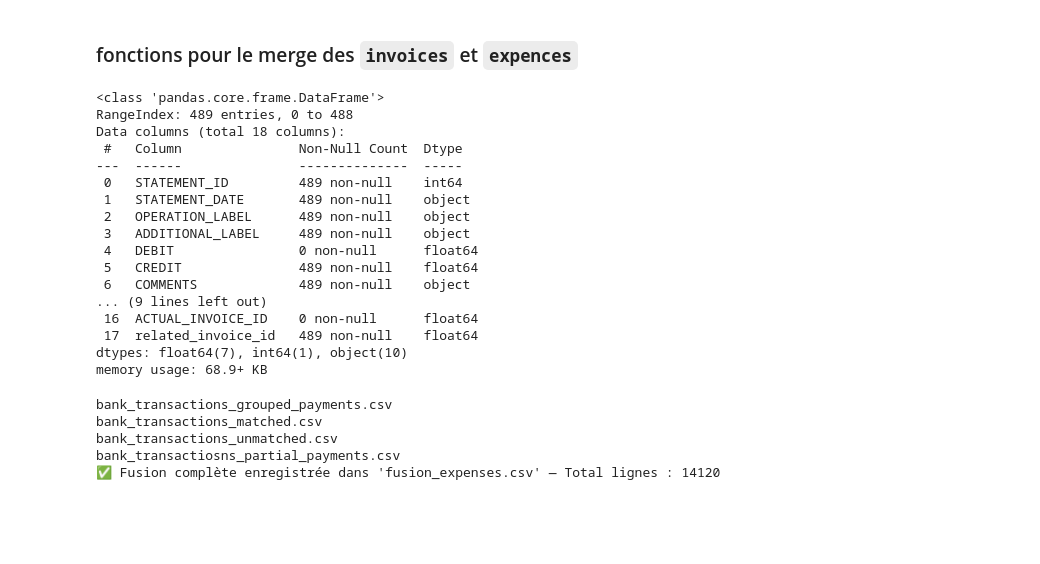
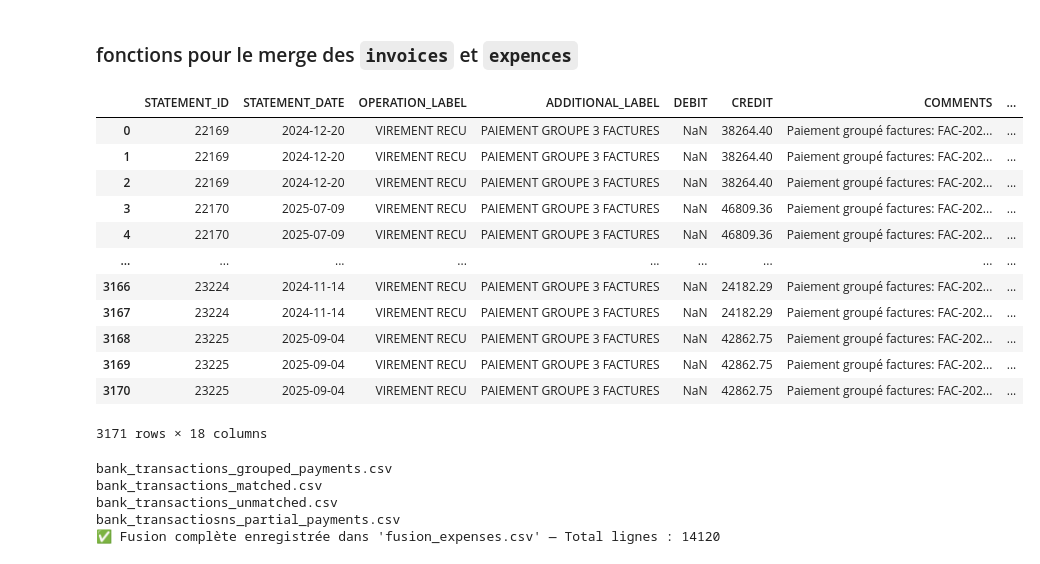
Before and after one commit to lamya-maaou/accounting_dataset_generator, a Jupyter notebook: expences_transaction_generate.ipynb, the cells around one changed output. Cells and saved outputs as stored; diff of their text form; code cells hidden in the pictures; blank space fills up the shorter version.

```diff
--- a/expences_transaction_generate.ipynb
+++ b/expences_transaction_generate.ipynb
@@ -1381,25 +1389,21 @@ def merge_and_label_transactions(data_path, fichiers_paires, nom_fichier_resulta
     return df_final
 # %%
 df = pd.read_csv("invoices_output/bank_statements_grouped.csv")
-explode_transactions_by_ids(df,"GROUPED_INVOICE_IDS","related_invoice_id").info()
+explode_transactions_by_ids(df,"GROUPED_INVOICE_IDS","related_invoice_id")
 # %% [output]
+|  | STATEMENT_ID | STATEMENT_DATE | OPERATION_LABEL | ADDITIONAL_LABEL | DEBIT | CREDIT | COMMENTS | ... |
+| 0 | 22169 | 2024-12-20 | VIREMENT RECU | PAIEMENT GROUPE 3 FACTURES | NaN | 38264.40 | Paiement groupé factures: FAC-202... | ... |
+| 1 | 22169 | 2024-12-20 | VIREMENT RECU | PAIEMENT GROUPE 3 FACTURES | NaN | 38264.40 | Paiement groupé factures: FAC-202... | ... |
+| 2 | 22169 | 2024-12-20 | VIREMENT RECU | PAIEMENT GROUPE 3 FACTURES | NaN | 38264.40 | Paiement groupé factures: FAC-202... | ... |
+| 3 | 22170 | 2025-07-09 | VIREMENT RECU | PAIEMENT GROUPE 3 FACTURES | NaN | 46809.36 | Paiement groupé factures: FAC-202... | ... |
+| 4 | 22170 | 2025-07-09 | VIREMENT RECU | PAIEMENT GROUPE 3 FACTURES | NaN | 46809.36 | Paiement groupé factures: FAC-202... | ... |
+| ... | ... | ... | ... | ... | ... | ... | ... | ... |
+| 3166 | 23224 | 2024-11-14 | VIREMENT RECU | PAIEMENT GROUPE 3 FACTURES | NaN | 24182.29 | Paiement groupé factures: FAC-202... | ... |
+| 3167 | 23224 | 2024-11-14 | VIREMENT RECU | PAIEMENT GROUPE 3 FACTURES | NaN | 24182.29 | Paiement groupé factures: FAC-202... | ... |
+| 3168 | 23225 | 2025-09-04 | VIREMENT RECU | PAIEMENT GROUPE 3 FACTURES | NaN | 42862.75 | Paiement groupé factures: FAC-202... | ... |
+| 3169 | 23225 | 2025-09-04 | VIREMENT RECU | PAIEMENT GROUPE 3 FACTURES | NaN | 42862.75 | Paiement groupé factures: FAC-202... | ... |
+| 3170 | 23225 | 2025-09-04 | VIREMENT RECU | PAIEMENT GROUPE 3 FACTURES | NaN | 42862.75 | Paiement groupé factures: FAC-202... | ... |
-<class 'pandas.core.frame.DataFrame'>
-RangeIndex: 489 entries, 0 to 488
-Data columns (total 18 columns):
- #   Column               Non-Null Count  Dtype
----  ------               --------------  -----
- 0   STATEMENT_ID         489 non-null    int64
- 1   STATEMENT_DATE       489 non-null    object
- 2   OPERATION_LABEL      489 non-null    object
- 3   ADDITIONAL_LABEL     489 non-null    object
- 4   DEBIT                0 non-null      float64
- 5   CREDIT               489 non-null    float64
- 6   COMMENTS             489 non-null    object
-... (9 lines left out)
- 16  ACTUAL_INVOICE_ID    0 non-null      float64
- 17  related_invoice_id   489 non-null    float64
-dtypes: float64(7), int64(1), object(10)
-memory usage: 68.9+ KB
+3171 rows × 18 columns
 # %%
 data_path = "expenses_output/"
 fichiers_expenses = [
```
Also changed, not shown: parts of 7 cells of this notebook, 2 other files.
